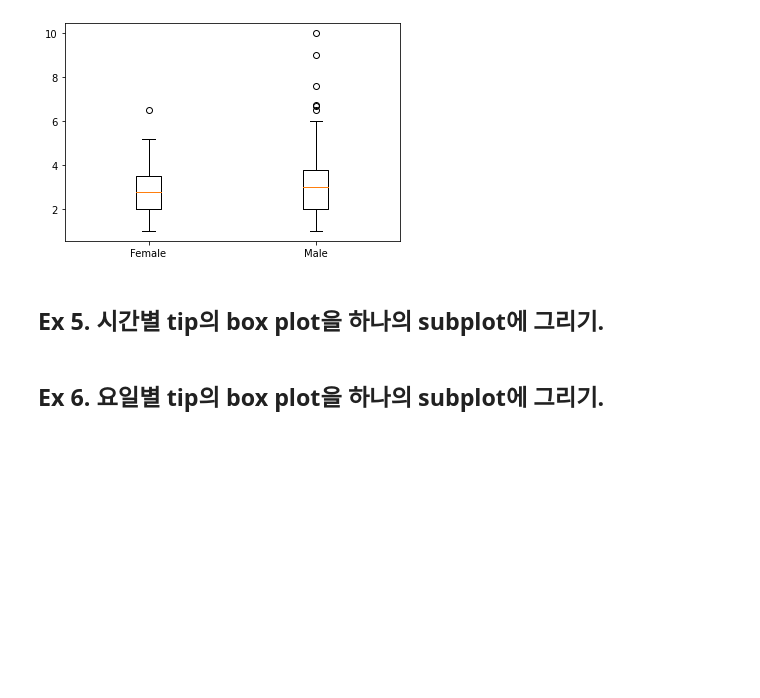
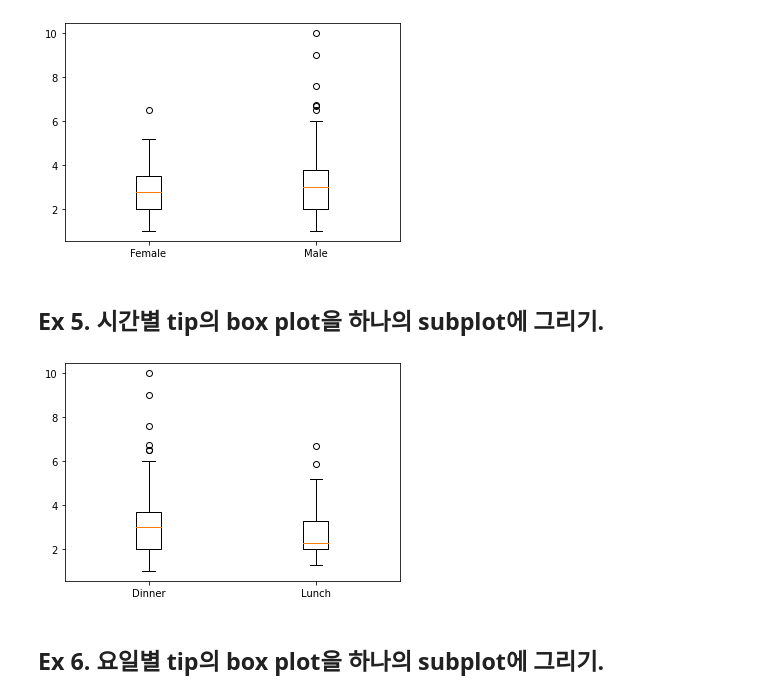
Before and after one commit to JakeOh/202208_itw_java134_lab_python, a Jupyter notebook: py21_matplotlib.ipynb, the cells around one changed output. Cells and saved outputs as stored; diff of their text form; code cells hidden in the pictures; blank space fills up the shorter version.

```diff
--- a/py21_matplotlib.ipynb
+++ b/py21_matplotlib.ipynb
@@ -416,5 +416,17 @@ plt.show()
 [figure]
 # %% [markdown]
 ## Ex 5. 시간별 tip의 box plot을 하나의 subplot에 그리기.
+# %%
+times = tips.time.unique()
+data = []
+for t in times:
+    tip_by_time = tips[tips.time == t].tip
+    # print(tip_by_time)
+    data.append(tip_by_time)
+
+plt.boxplot(x=np.array(data, dtype=object), labels=times)
+plt.show()
+# %% [output]
+[figure, added]
 # %% [markdown]
 ## Ex 6. 요일별 tip의 box plot을 하나의 subplot에 그리기.
```
Also changed, not shown: parts of 5 cells of this notebook.
